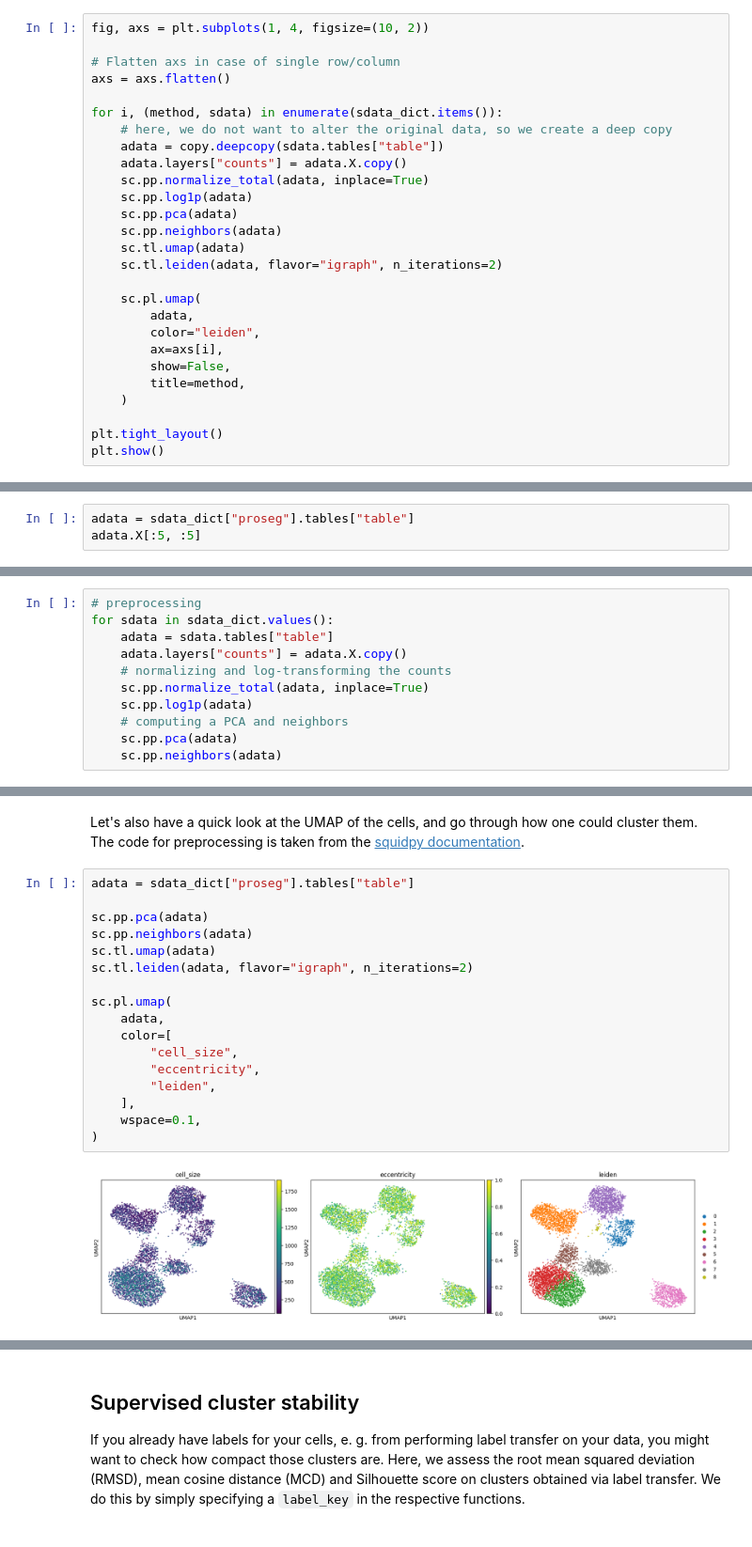
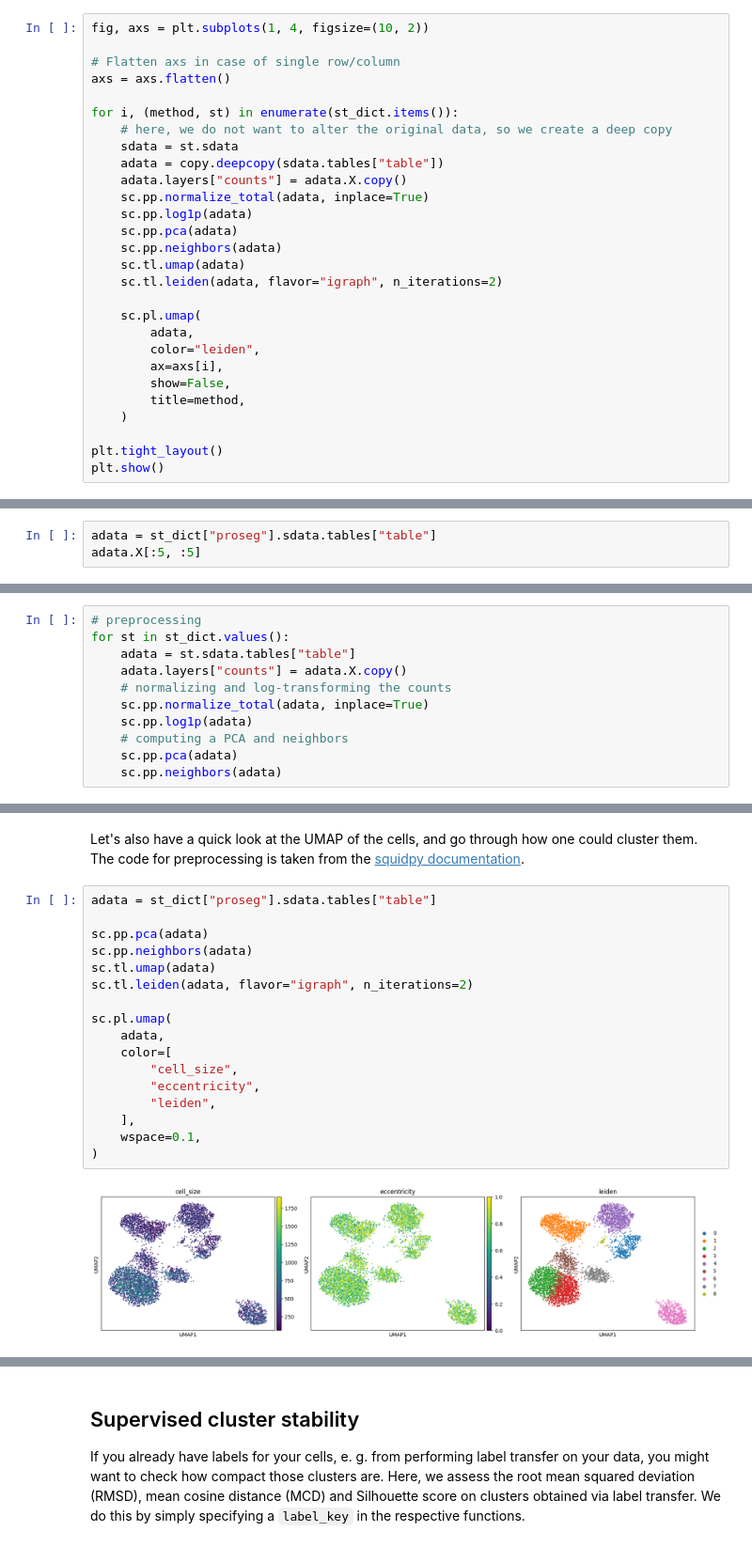
Before and after one commit to LazDaria/SegTraQ, a Jupyter notebook: docs/notebooks/clustering_stability.ipynb, the cells around one changed output, grey strips where cells are left out. Shown at 94% size. Saved outputs shown, nothing was run; the diff lists cells and outputs as text.

```diff
--- a/docs/notebooks/clustering_stability.ipynb
+++ b/docs/notebooks/clustering_stability.ipynb
@@ -45,8 +65,9 @@ fig, axs = plt.subplots(1, 4, figsize=(10, 2))
 # Flatten axs in case of single row/column
 axs = axs.flatten()
 
-for i, (method, sdata) in enumerate(sdata_dict.items()):
+for i, (method, st) in enumerate(st_dict.items()):
     # here, we do not want to alter the original data, so we create a deep copy
+    sdata = st.sdata
     adata = copy.deepcopy(sdata.tables["table"])
     adata.layers["counts"] = adata.X.copy()
     sc.pp.normalize_total(adata, inplace=True)
@@ -73,7 +94,7 @@ plt.show()
 
 Since the clustering depends on a PCA, it is important that you normalize and log-transform your data before running the clustering methods. The code snippets below show how to do that.
 # %%
-adata = sdata_dict["proseg"].tables["table"]
+adata = st_dict["proseg"].sdata.tables["table"]
 adata.X[:5, :5]
 # %% [output]
 array([[41,  0,  1,  1,  1],
@@ -83,8 +104,8 @@ array([[41,  0,  1,  1,  1],
        [ 1,  0,  1,  0,  0]])
 # %%
 # preprocessing
-for sdata in sdata_dict.values():
-    adata = sdata.tables["table"]
+for st in st_dict.values():
+    adata = st.sdata.tables["table"]
     adata.layers["counts"] = adata.X.copy()
     # normalizing and log-transforming the counts
     sc.pp.normalize_total(adata, inplace=True)
@@ -257,24 +279,24 @@ for i, (method, sdata) in enumerate(sdata_dict.items()):
 # %% [markdown]
 Let's also have a quick look at the UMAP of the cells, and go through how one could cluster them. The code for preprocessing is taken from the [squidpy documentation](https://squidpy.readthedocs.io/en/stable/notebooks/tutorials/tutorial_xenium.html#calculate-quality-control-metrics).
 # %%
-adata = sdata_dict["proseg"].tables["table"]
+adata = st_dict["proseg"].sdata.tables["table"]
 
 sc.pp.pca(adata)
 sc.pp.neighbors(adata)
 sc.tl.umap(adata)
 sc.tl.leiden(adata, flavor="igraph", n_iterations=2)
 
 sc.pl.umap(
     adata,
     color=[
         "cell_size",
         "eccentricity",
         "leiden",
     ],
     wspace=0.1,
 )
 # %% [output]
-[figure, old version]
+[figure, new version]
 # %%
 # we need to add the spatial coordinates to the adata object for plotting
 adata.obsm["spatial"] = adata.obs[["centroid-0", "centroid-1"]].to_numpy()
```
Also changed, not shown: parts of 18 cells of this notebook, 8 other files.
